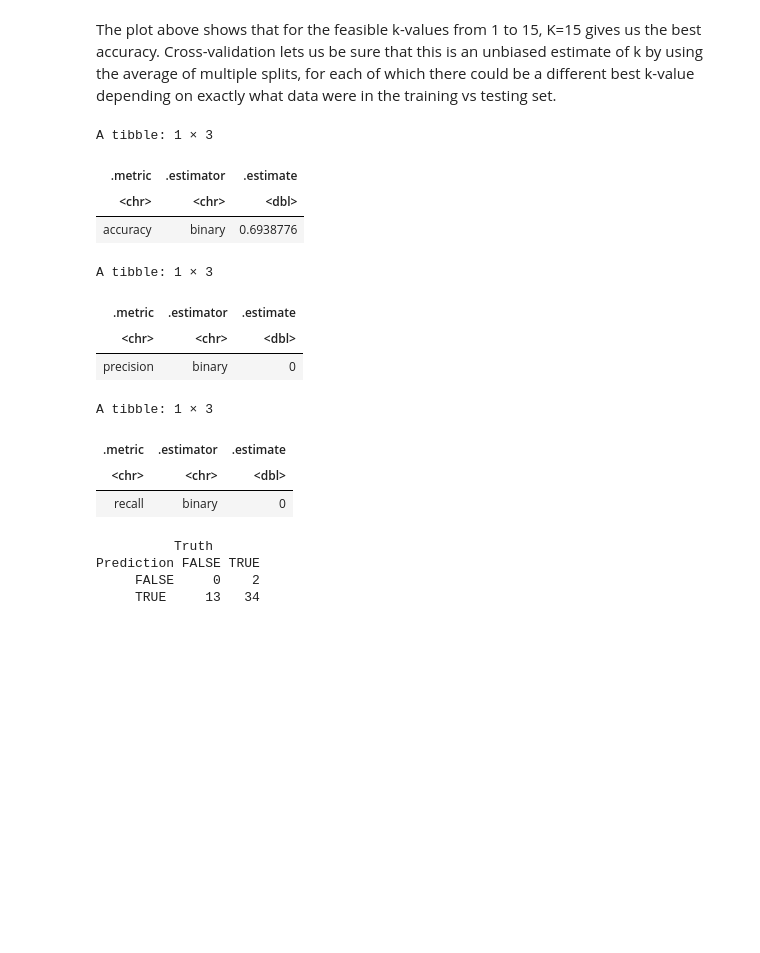
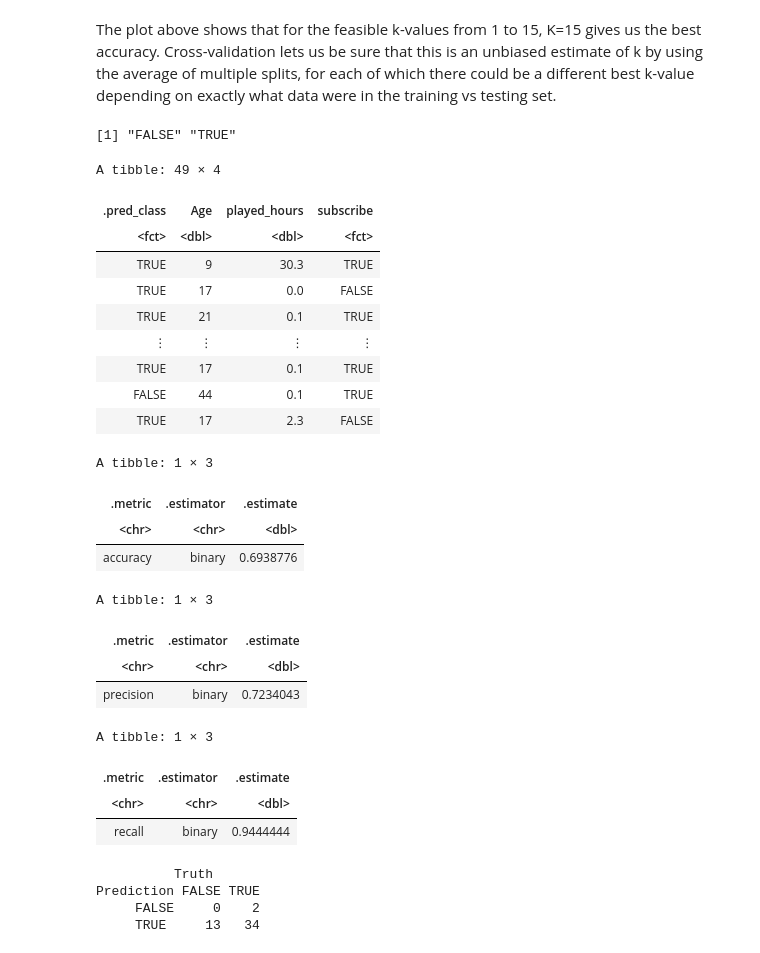
Before and after one commit to alicewj110/minecraft_pj, a Jupyter notebook: 2Final_Report.ipynb, the cells around one changed output. Cells and saved outputs as stored; diff of their text form; code cells hidden in the pictures; blank space fills up the shorter version.

Commit message:
Recall and precision fixed

```diff
--- a/2Final_Report.ipynb
+++ b/2Final_Report.ipynb
@@ -227,41 +245,55 @@ final_fit <- workflow() |>
 # %%
 # Assessing the model with the testing set
 set.seed(1234)
 
 predictions <- predict(final_fit, players_test) |>
     bind_cols(players_test)
 
+predictions|> pull(subscribe) |> levels()
+predictions
+
 accuracy_metrics <- predictions |>
     metrics(truth = subscribe, estimate = .pred_class) |>
     filter(.metric == "accuracy")
 
 precision <- predictions |>
-    precision(truth = subscribe, estimate = .pred_class, event_level="first")
+    precision(truth = subscribe, estimate = .pred_class, event_level="second")
 
 recall <- predictions |>
-    recall(truth = subscribe, estimate = .pred_class, event_level="first")
+    recall(truth = subscribe, estimate = .pred_class, event_level="second")
 
 # confusion matrix
 conf_matrix <- conf_mat(predictions, truth = subscribe, estimate = .pred_class)
 
 accuracy_metrics
 precision
 recall
 conf_matrix
 # %% [output]
-A tibble: 1 × 3
+[1] "FALSE" "TRUE"
+A tibble: 49 × 4
-| .metric | .estimator | .estimate |
-| <chr> | <chr> | <dbl> |
-| accuracy | binary | 0.6938776 |
+| .pred_class | Age | played_hours | subscribe |
+| <fct> | <dbl> | <dbl> | <fct> |
+| TRUE | 9 | 30.3 | TRUE |
+| TRUE | 17 | 0.0 | FALSE |
+| TRUE | 21 | 0.1 | TRUE |
+| ⋮ | ⋮ | ⋮ | ⋮ |
+| TRUE | 17 | 0.1 | TRUE |
+| FALSE | 44 | 0.1 | TRUE |
+| TRUE | 17 | 2.3 | FALSE |
-A tibble: 1 × 3
+A tibble: 1 × 3
 | .metric | .estimator | .estimate |
 | <chr> | <chr> | <dbl> |
-| precision | binary | 0 |
+| accuracy | binary | 0.6938776 |
-A tibble: 1 × 3
+A tibble: 1 × 3
 | .metric | .estimator | .estimate |
 | <chr> | <chr> | <dbl> |
-| recall | binary | 0 |
+| precision | binary | 0.7234043 |
-          Truth
-Prediction FALSE TRUE
-     FALSE     0    2
-     TRUE     13   34
+A tibble: 1 × 3
+| .metric | .estimator | .estimate |
+| <chr> | <chr> | <dbl> |
+| recall | binary | 0.9444444 |
+          Truth
+Prediction FALSE TRUE
+     FALSE     0    2
+     TRUE     13   34
```
Also changed, not shown: parts of 1 cell of this notebook.
